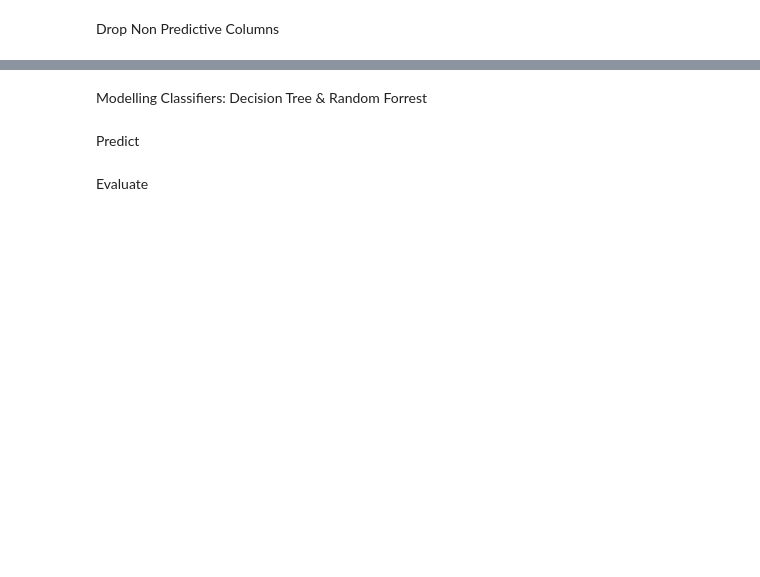
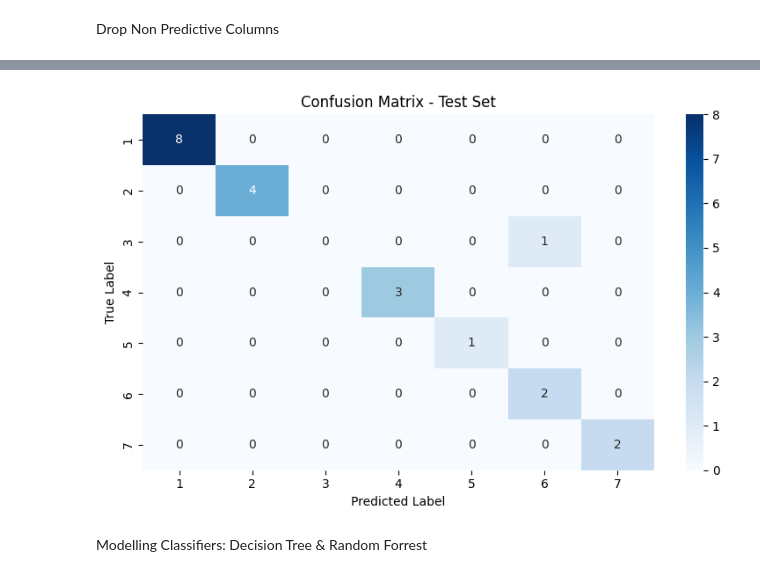
Before and after one commit to mwallendjack/MCW_personal-data-science-project, a Jupyter notebook: Classifier EDA.ipynb, the cells around one changed output, grey strips where cells are left out. Drawn from its saved outputs; the diff is of its cells as text; code cells hidden in the pictures; blank space fills up the shorter version.

```diff
--- a/Classifier EDA.ipynb
+++ b/Classifier EDA.ipynb
@@ -135,7 +347,7 @@ Mean = 0
 Standard deviation = 1
 # %%
 scaler = StandardScaler()
-X['legs']  = scaler.fit_transform(X[['legs']])
+zoo_df['legs']  = scaler.fit_transform(zoo_df[['legs']])
 # %%
 # Plot class distribution
 plt.figure(figsize=(10, 6))
@@ -169,5 +422,0 @@ Training and Testing Data
-# %%
-X_train, X_test, y_train, y_test = train_test_split(X, y, test_size= 0.2, random_state= 22)
-
-# print(X_train.head())
-print(y_train.head())
@@ -173,0 +427,15 @@ print(y_train.head())
+# %%
+param_grid = {
+    'max_depth': [2, 4, 6, None],
+    'min_samples_split': [2, 5],
+    'criterion': ['gini', 'entropy']
+}
+
+skf = StratifiedKFold(n_splits = 5, shuffle=True, random_state= 22)
+
+grid = GridSearchCV(DecisionTreeClassifier(random_state=22), param_grid, cv = skf, scoring = 'accuracy')
+
+grid.fit(X_train,y_train)
+
+print("Best Parameters: ", grid.best_params_)
+print("Best CV Score: ", grid.best_score_)
@@ -173,0 +456,13 @@ print(y_train.head())
+# %%
+best_model = grid.best_estimator_
+
+y_pred = best_model.predict(X_test)
+
+labels=[1,2,3,4,5,6,7]
+acc = accuracy_score(y_test, y_pred)
+cm = confusion_matrix(y_test, y_pred, labels = labels)
+report = classification_report(y_test, y_pred)
+
+print("Accuracy: ", acc)
+print("Classificaiton Report:  \n", report)
+print("Confusion Matrix: ", cm)
@@ -174,2 +543,14 @@ print(y_train.head())
+# %%
+labels = sorted(y_test.unique())
+
+plt.figure(figsize=(8, 5))
+sns.heatmap(cm, annot=True, fmt='d', cmap='Blues', xticklabels=labels, yticklabels=labels)
+plt.title("Confusion Matrix - Test Set")
+plt.xlabel("Predicted Label")
+plt.ylabel("True Label")
+plt.tight_layout()
+plt.show()
+# %% [output]
+[figure, added]
 # %% [markdown]
 Modelling Classifiers: Decision Tree & Random Forrest
@@ -180,2 +556,0 @@ clf1.fit(X_train, y_train)
-# %% [markdown]
-Predict
@@ -184,2 +556,0 @@ y_pred = clf1.predict(X_test)
-# %% [markdown]
-Evaluate
```
Also changed, not shown: parts of 53 cells of this notebook, 5 other files.
